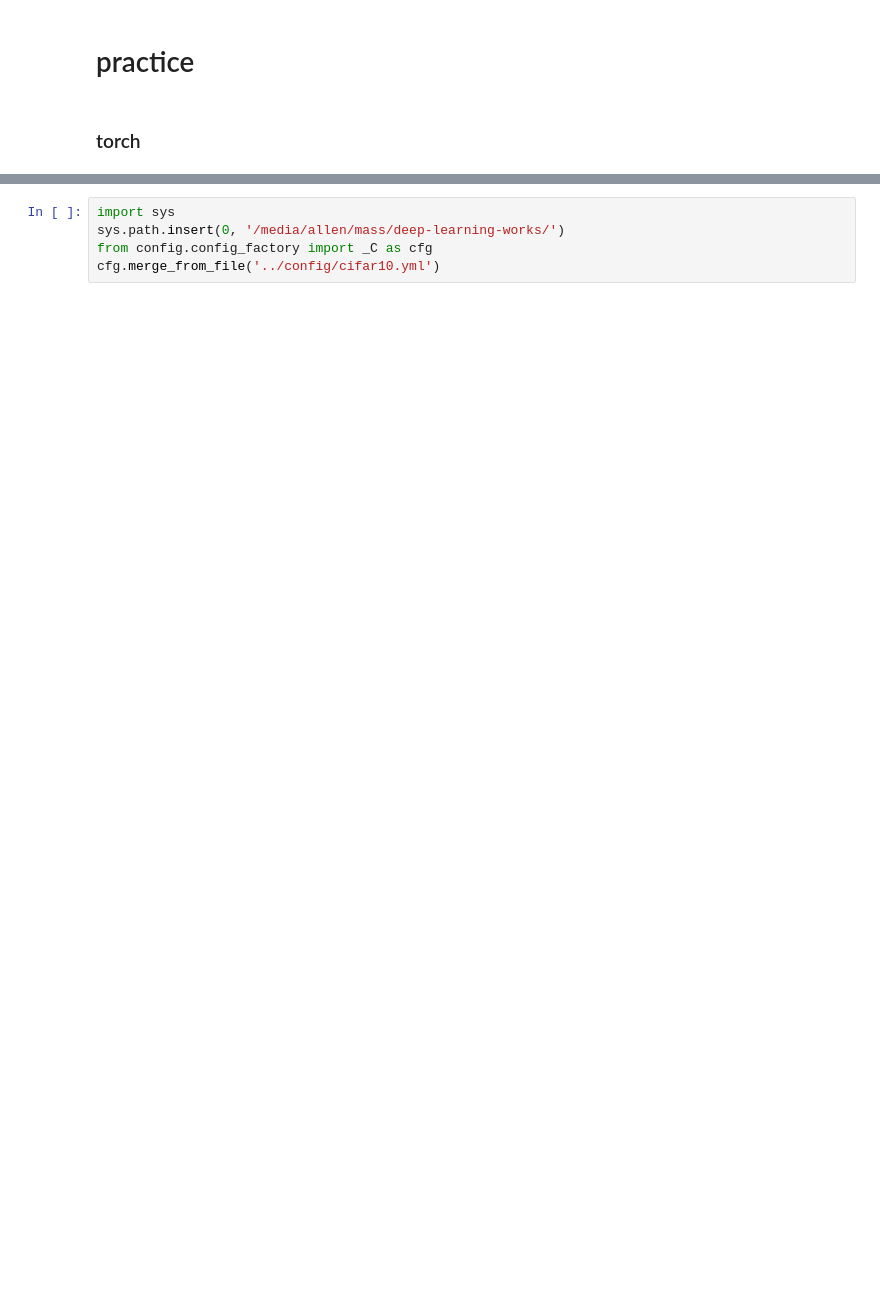
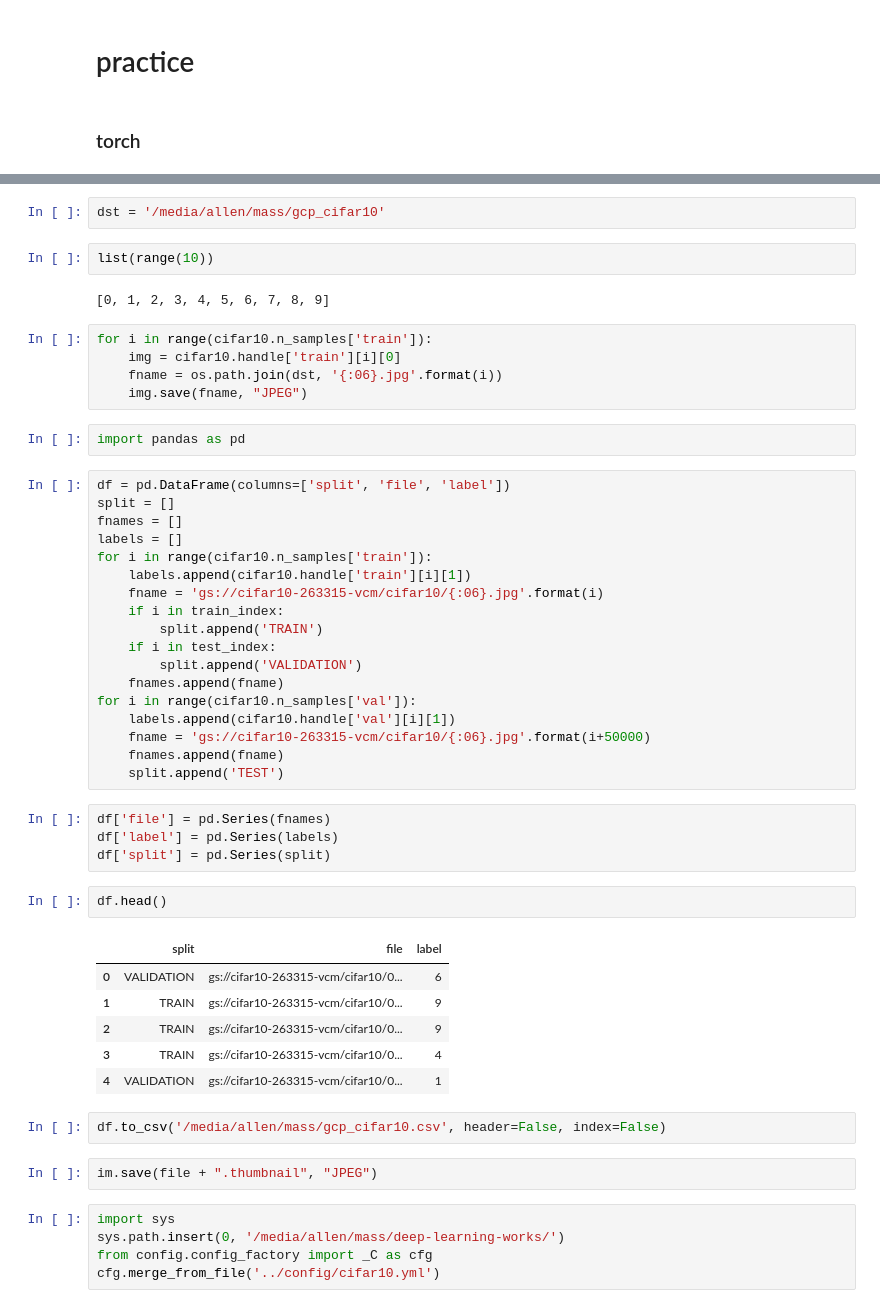
Before and after one commit to kakusikun/deep-learning-works, a Jupyter notebook: notebook/pytorch practice.ipynb, the cells around one changed output, grey strips where cells are left out. Saved outputs shown, nothing was run; the diff lists cells and outputs as text; blank space fills up the shorter version.

```diff
--- a/notebook/pytorch practice.ipynb
+++ b/notebook/pytorch practice.ipynb
@@ -5,3 +111,51 @@
+# %%
+dst = '/media/allen/mass/gcp_cifar10'
+# %%
+list(range(10))
+# %% [output]
+[0, 1, 2, 3, 4, 5, 6, 7, 8, 9]
+# %%
+for i in range(cifar10.n_samples['train']):
+    img = cifar10.handle['train'][i][0]
+    fname = os.path.join(dst, '{:06}.jpg'.format(i))
+    img.save(fname, "JPEG")
+# %%
+import pandas as pd
+# %%
+df = pd.DataFrame(columns=['split', 'file', 'label'])
+split = []
+fnames = []
+labels = []
+for i in range(cifar10.n_samples['train']):
+    labels.append(cifar10.handle['train'][i][1])
+    fname = 'gs://cifar10-263315-vcm/cifar10/{:06}.jpg'.format(i)
+    if i in train_index:
+        split.append('TRAIN')
+    if i in test_index:
+        split.append('VALIDATION')
+    fnames.append(fname)
+for i in range(cifar10.n_samples['val']):
+    labels.append(cifar10.handle['val'][i][1])
+    fname = 'gs://cifar10-263315-vcm/cifar10/{:06}.jpg'.format(i+50000)
+    fnames.append(fname)
+    split.append('TEST')
+# %%
+df['file'] = pd.Series(fnames)
+df['label'] = pd.Series(labels)
+df['split'] = pd.Series(split)
+# %%
+df.head()
+# %% [output]
+|  | split | file | label |
+| 0 | VALIDATION | gs://cifar10-263315-vcm/cifar10/0... | 6 |
+| 1 | TRAIN | gs://cifar10-263315-vcm/cifar10/0... | 9 |
+| 2 | TRAIN | gs://cifar10-263315-vcm/cifar10/0... | 9 |
+| 3 | TRAIN | gs://cifar10-263315-vcm/cifar10/0... | 4 |
+| 4 | VALIDATION | gs://cifar10-263315-vcm/cifar10/0... | 1 |
+# %%
+df.to_csv('/media/allen/mass/gcp_cifar10.csv', header=False, index=False)
+# %%
+im.save(file + ".thumbnail", "JPEG")
 # %%
 import sys
 sys.path.insert(0, '/media/allen/mass/deep-learning-works/')
```
Also changed, not shown: parts of 11 cells of this notebook, 1 other file.
